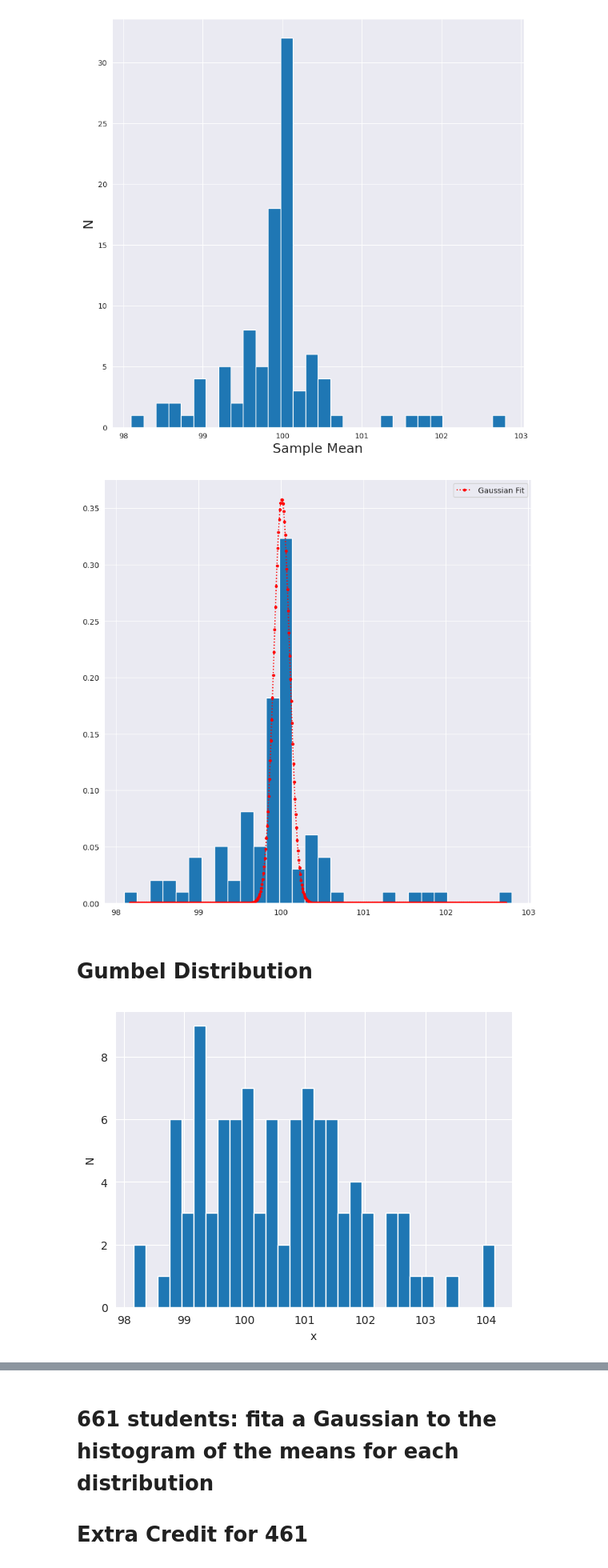
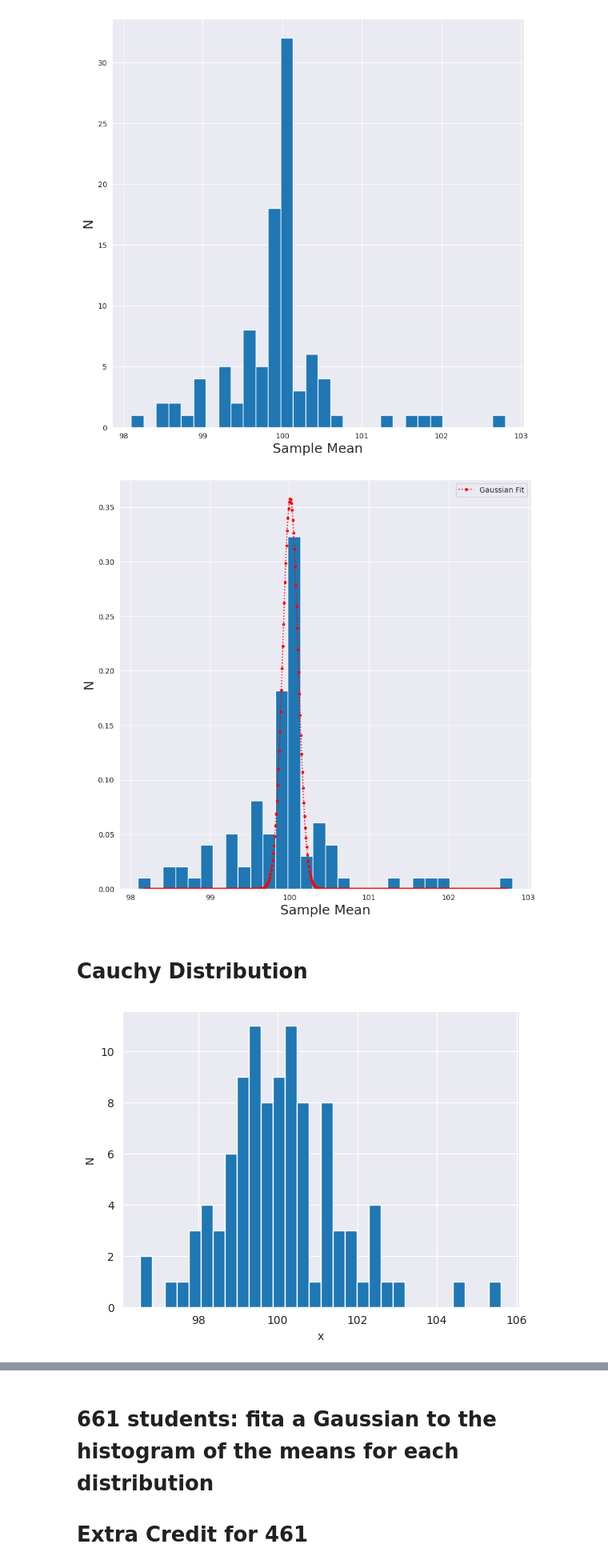
Before and after one commit to joseluisfalla/DSPS_JFalla, a Jupyter notebook: HW2/HW2_CentralLimitTheorem_JFalla.ipynb, the cells around one changed output, grey strips where cells are left out. Shown at 80% size. Drawn from its saved outputs; the diff is of its cells as text; code cells hidden in the pictures.

```diff
--- a/HW2/HW2_CentralLimitTheorem_JFalla.ipynb
+++ b/HW2/HW2_CentralLimitTheorem_JFalla.ipynb
@@ -439,20 +445,22 @@ pl.legend()
 
 weights = np.ones_like(all_means_binomial) / len(all_means_binomial)
 pl.hist(all_means_binomial, bins=30, weights=weights)
+pl.xlabel('Sample Mean', fontsize = 18)
+pl.ylabel('N', fontsize = 18)
 pl.show()
 # %% [output]
-[figure, old version]
+[figure, new version]
 # %% [markdown]
-# Gumbel Distribution
+# Cauchy Distribution
 # %%
 np.random.seed(1776)
 
-mydists['gumbel'] = {}
-mydists['gumbel'][100] = np.random.gumbel(loc=my_mean, scale=1, size=100)
+mydists['laplace'] = {}
+mydists['laplace'][100] = np.random.laplace(loc=my_mean, scale=1, size=100)
 
-pl.hist(mydists['gumbel'][100], bins = 30)
+pl.hist(mydists['laplace'][100], bins = 30)
 pl.ylabel('N')
 pl.xlabel('x');
 # %% [output]
-[figure, old version]
+[figure, new version]
 # %%
```
Also changed, not shown: parts of 15 cells of this notebook.
